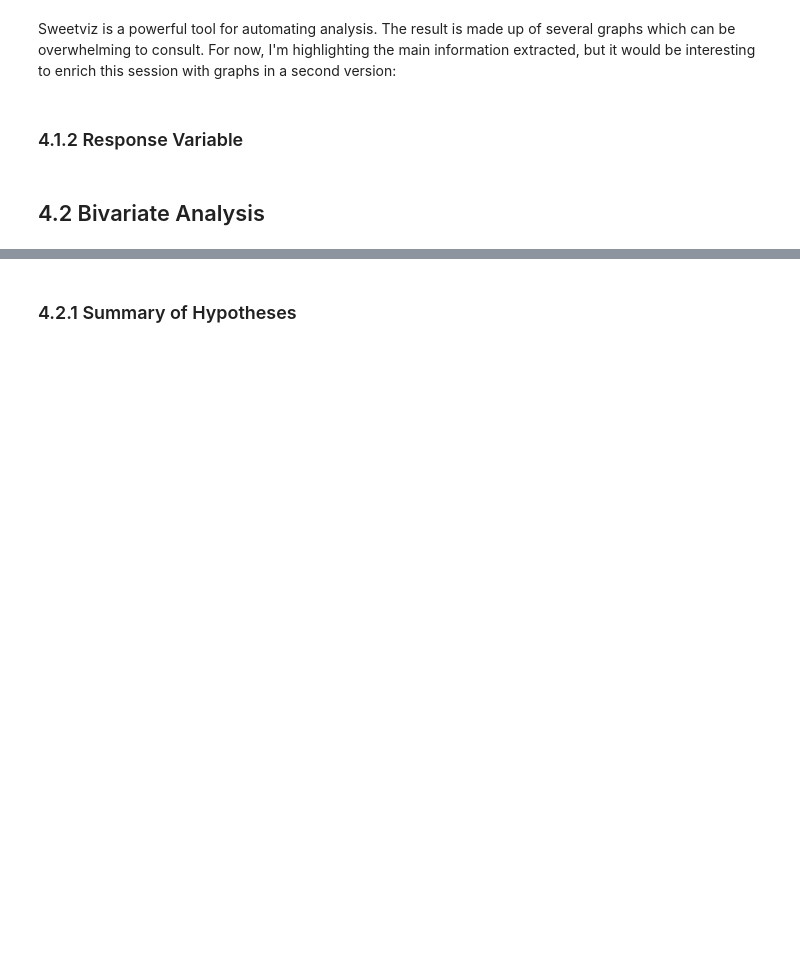
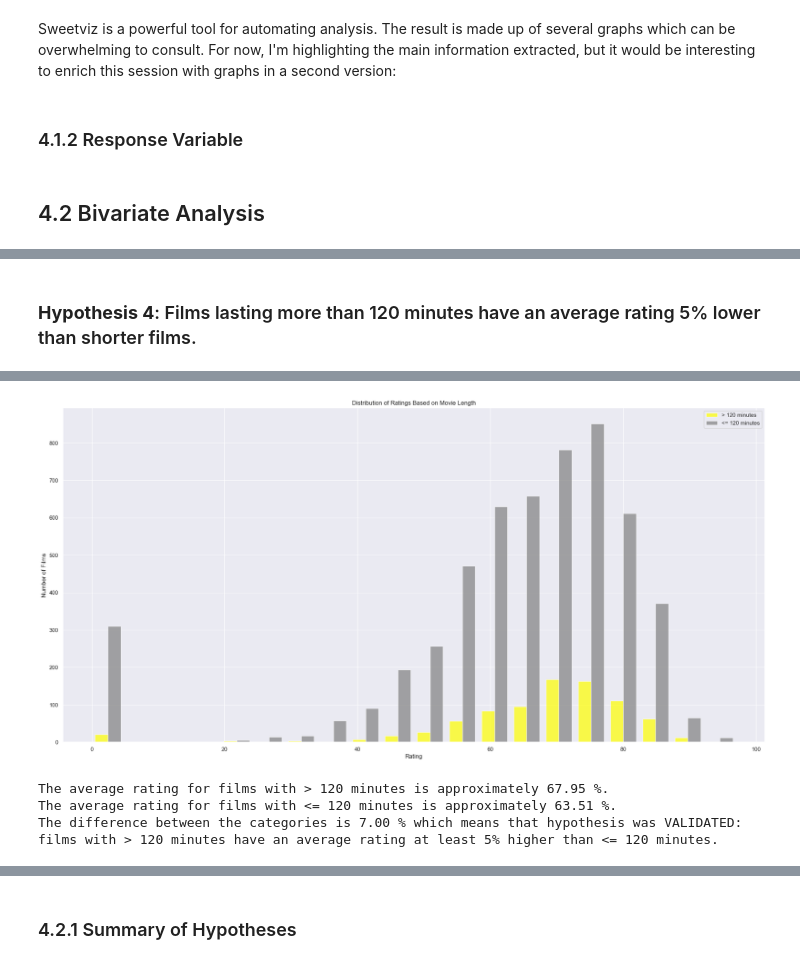
Before and after one commit to SamuelOliveirads/netflix-ratings-forecast, a Jupyter notebook: notebooks/v1.3_exploratory_data_analysis.ipynb, the cells around one changed output, grey strips where cells are left out. Drawn from its saved outputs; the diff is of its cells as text; code cells hidden in the pictures; blank space fills up the shorter version.

```diff
--- a/notebooks/v1.3_exploratory_data_analysis.ipynb
+++ b/notebooks/v1.3_exploratory_data_analysis.ipynb
@@ -64,0 +186,14 @@ Sweetviz is a powerful tool for automating analysis. The result is made up of se
+# %% [markdown]
+### **Hypothesis 4**: Films lasting more than 120 minutes have an average rating 5% lower than shorter films.
+# %%
+# Filtering movies based on duration
+more_than_120 = exploratory_data_analysis[exploratory_data_analysis['minutes'] > 120]['rating']
+less_than_120 = exploratory_data_analysis[exploratory_data_analysis['minutes'] <= 120]['rating']
+
+plt.hist([more_than_120, less_than_120], bins=20, color=['yellow', 'grey'], label=['> 120 minutes', '<= 120 minutes'], alpha=0.7)
+plt.title('Distribution of Ratings Based on Movie Length')
+plt.ylabel('Number of Films')
+plt.xlabel('Rating')
+plt.legend()
+plt.show()
+# %% [output]
@@ -64,0 +201,23 @@ Sweetviz is a powerful tool for automating analysis. The result is made up of se
+[figure, added]
+# %%
+mean_rating_long_movies = more_than_120.mean()
+mean_rating_short_movies = less_than_120.mean()
+
+mean_rating_movies = pd.Series([mean_rating_long_movies, mean_rating_short_movies], index=['> 120 minutes', '<= 120 minutes'])
+
+difference = ((mean_rating_movies['> 120 minutes'] - mean_rating_movies['<= 120 minutes']) / mean_rating_movies['<= 120 minutes']) * 100
+
+print(f"The average rating for films with {mean_rating_movies.index[0]} is approximately {mean_rating_movies['> 120 minutes']:.2f} %.")
+print(f"The average rating for films with {mean_rating_movies.index[1]} is approximately {mean_rating_movies['<= 120 minutes']:.2f} %.")
+
+print(f"The difference between the categories is {difference:.2f} % which means that", end=" ")
+
+hipo_perc = 5
+if difference >= hipo_perc:
+    print(f"hypothesis was VALIDATED: films with {mean_rating_movies.index[0]} have an average rating at least {hipo_perc}% higher than {mean_rating_movies.index[1]}.")
+else:
+    print(f"hypothesis was REJECTED: films with {mean_rating_movies.index[0]} do not have an average rating {hipo_perc}% higher than {mean_rating_movies.index[1]}.")
+# %% [output]
+The average rating for films with > 120 minutes is approximately 67.95 %.
+The average rating for films with <= 120 minutes is approximately 63.51 %.
+The difference between the categories is 7.00 % which means that hypothesis was VALIDATED: films with > 120 minutes have an average rating at least 5% higher than <= 120 minutes.
```
Also changed, not shown: parts of 23 cells of this notebook, 1 other file.
